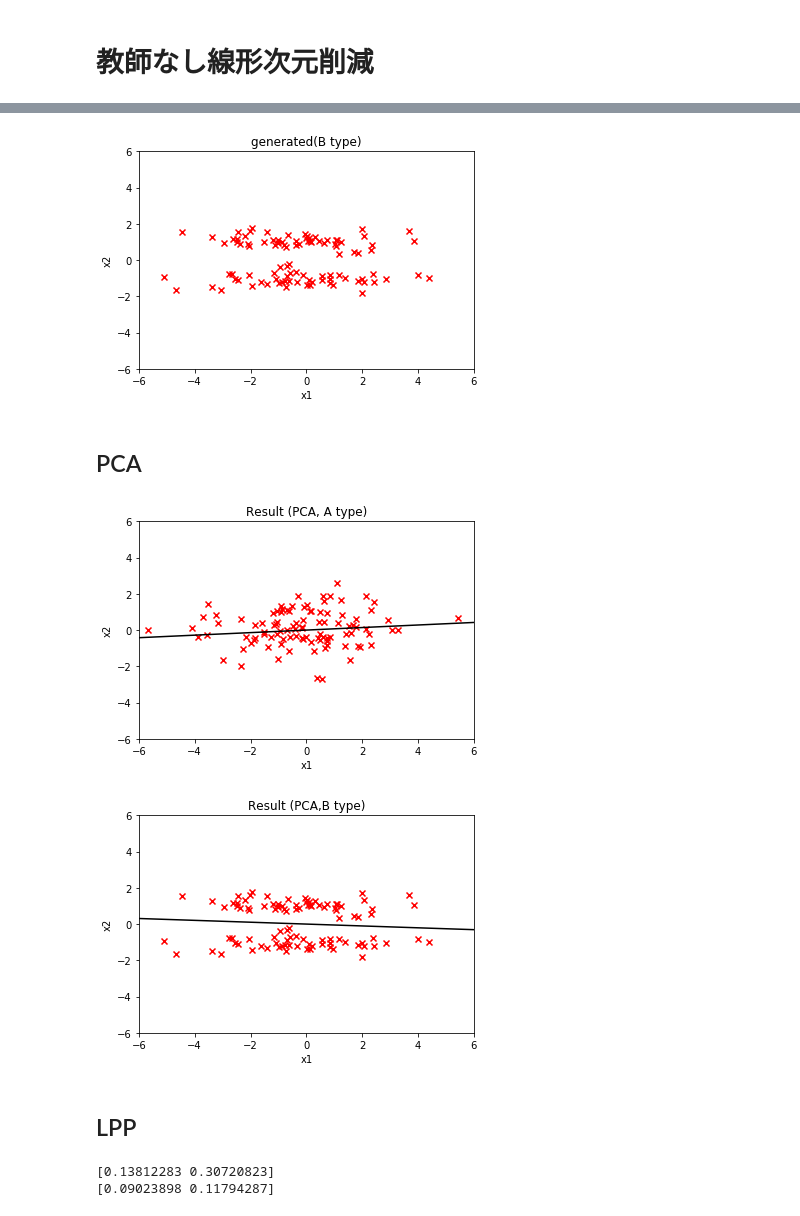
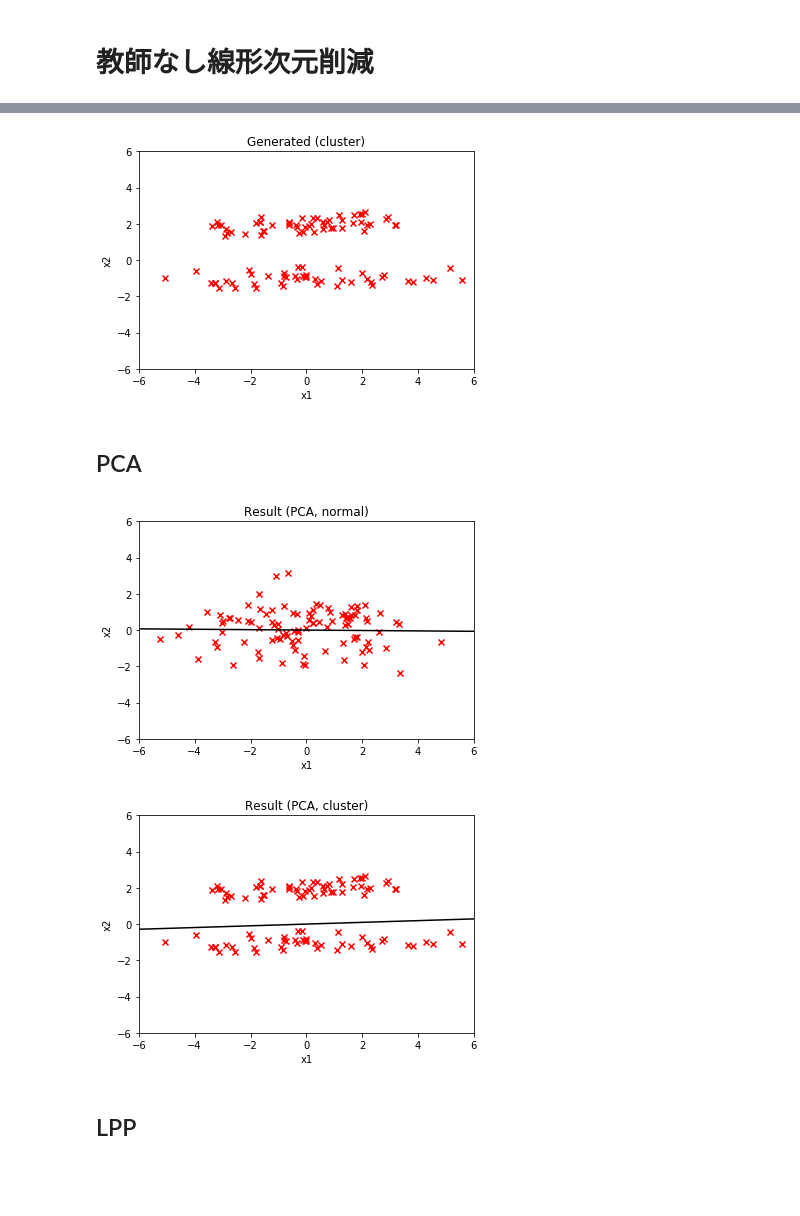
Before and after one commit to habroptilus/ml-tools, a Jupyter notebook: experiment/unsupervised_linear_decomposition.ipynb, the cells around one changed output, grey strips where cells are left out. Cells and saved outputs as stored; diff of their text form; code cells hidden in the pictures; blank space fills up the shorter version.

```diff
--- a/experiment/unsupervised_linear_decomposition.ipynb
+++ b/experiment/unsupervised_linear_decomposition.ipynb
@@ -15,7 +15,7 @@ def generate(n,seed=None):
     xa1=2*randn(n)
     xa2=randn(n)
     xb1=2*randn(n)
-    xb2=2*np.round(rand(n))-1+ randn(n)/3
+    xb2=3*np.round(rand(n))-1+ randn(n)/3
     x_a=np.array([xa1,xa2])
     x_b=np.array([xb1,xb2])
     return x_a.T,x_b.T
@@ -33,7 +33,7 @@ plotter.plot(X_a,"generated(A type)")
 # %%
-plotter.plot(X_b,"generated(B type)")
+plotter.plot(X_b,"Generated (cluster)")
 # %% [output]
-[figure, old version]
+[figure, new version]
 # %% [markdown]
 ## PCA
 # %%
@@ -45,13 +45,13 @@ pca_comp_b=pca.fit(X_b)[0]
 theta_pca_a=(0,1/pca_comp_a[0],-1/pca_comp_a[1])
 theta_pca_b=(0,1/pca_comp_b[0],-1/pca_comp_b[1])
 # %%
-plotter.plot(X_a,title="Result (PCA, A type)",theta=theta_pca_a)
+plotter.plot(X_a,title="Result (PCA, normal)",theta=theta_pca_a)
 # %% [output]
-[figure, old version]
+[figure, new version]
 # %%
-plotter.plot(X_b,title="Result (PCA,B type)",theta=theta_pca_b)
+plotter.plot(X_b,title="Result (PCA, cluster)",theta=theta_pca_b)
 # %% [output]
-[figure, old version]
+[figure, new version]
 # %% [markdown]
 ## LPP
 # %%
@@ -59,9 +59,6 @@ lpp=LPP(n_components=1)
 # %%
 lpp_comp_a=lpp.fit(X_a)[0]
 lpp_comp_b=lpp.fit(X_b)[0]
-# %% [output]
-[0.13812283 0.30720823]
-[0.09023898 0.11794287]
 # %%
 theta_lpp_a=(0,1/lpp_comp_a[0],-1/lpp_comp_a[1])
 theta_lpp_b=(0,1/lpp_comp_b[0],-1/lpp_comp_b[1])
```
Also changed, not shown: parts of 4 cells of this notebook, 1 other file.
